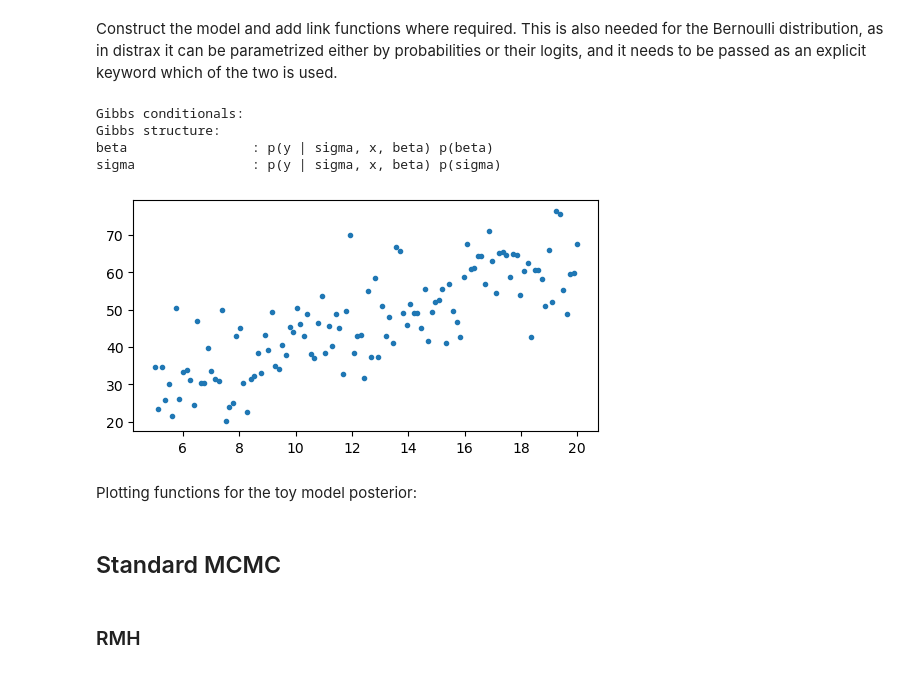
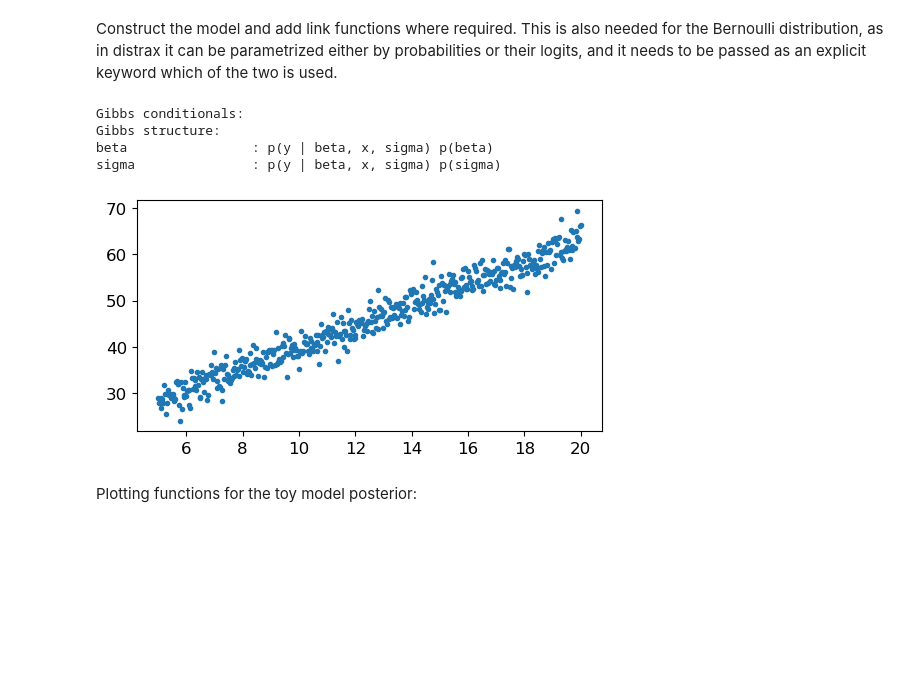
Before and after one commit to UncertaintyInComplexSystems/bamojax, a Jupyter notebook: bamojax/examples/toy_examples/linear_regression.ipynb, the cells around one changed output. Saved outputs shown, nothing was run; the diff lists cells and outputs as text; code cells hidden in the pictures; blank space fills up the shorter version.

Commit message:
Refactor inference, add AR(p)

```diff
--- a/bamojax/examples/toy_examples/linear_regression.ipynb
+++ b/bamojax/examples/toy_examples/linear_regression.ipynb
@@ -28,6 +25,7 @@ os.environ['CUDA_VISIBLE_DEVICES'] = f'{SELECTED_DEVICE}'
 Setting CUDA visible devices to [9]
 # %%
 import matplotlib.pyplot as plt
+import matplotlib as mpl
 
 import jax
 jax.config.update("jax_enable_x64", True)
@@ -36,6 +34,8 @@ import jax.random as jrnd
 import jax.numpy as jnp
 import distrax as dx
 import blackjax
+
+from jax.scipy.stats import gaussian_kde
 
 from tensorflow_probability.substrates import jax as tfp
 tfd = tfp.distributions
@@ -46,13 +46,16 @@ from distrax._src.bijectors.bijector import Bijector
 
 import sys
 
-from blackjax import normal_random_walk, hmc, nuts, elliptical_slice
+sys.path.append('/scratch/big/home/maxhin/Documents/Repos/bamojax/')
+
+from blackjax import normal_random_walk, hmc, nuts
 from blackjax.diagnostics import potential_scale_reduction, effective_sample_size
 
-sys.path.append('/scratch/big/home/maxhin/Documents/Repos/bamojax/')
+sys.path.append('/scratch/big/home/maxhin/Documents/Repos/bamojax')
 
-from bamojax.base import Node, Model
-from bamojax.sampling import gibbs_sampler, mcmc_inference_loop, smc_inference_loop, run_mcmc_chain
+from bamojax.base import Model
+from bamojax.sampling import gibbs_sampler, mcmc_sampler
+from bamojax.inference import MCMCInference, SMCInference, VIInference, SGMCMCInference
 
 
 print('Python version:     ', sys.version)
@@ -61,6 +64,18 @@ print('BlackJax version:   ', blackjax.__version__)
 print('Distrax version:    ', dx.__version__)
 print('Jax default backend:', jax.default_backend())
 print('Jax devices:        ', jax.devices())
+
+SMALL_SIZE = 12
+MEDIUM_SIZE = 16
+BIGGER_SIZE = 18
+
+plt.rc('font', size=SMALL_SIZE)          # controls default text sizes
+plt.rc('axes', titlesize=BIGGER_SIZE)     # fontsize of the axes title
+plt.rc('axes', labelsize=MEDIUM_SIZE)    # fontsize of the x and y labels
+plt.rc('xtick', labelsize=SMALL_SIZE)    # fontsize of the tick labels
+plt.rc('ytick', labelsize=SMALL_SIZE)    # fontsize of the tick labels
+plt.rc('legend', fontsize=MEDIUM_SIZE)    # legend fontsize
+plt.rc('figure', titlesize=BIGGER_SIZE)  # fontsize of the figure title
 # %% [output]
 Python version:      3.10.15 (main, Oct  3 2024, 07:27:34) [GCC 11.2.0]
 Jax version:         0.4.35
@@ -73,39 +88,39 @@ Construct the model and add link functions where required. This is also needed f
 # %%
 key = jrnd.PRNGKey(42)
 key, key_data = jrnd.split(key)
 
 b_true = [17., 2.3]
-sigma_true = 8.0
+sigma_true = 2.0
 
-n = 120
+n = 500
 
 x = jnp.linspace(5, 20, n)
 
 mu = b_true[0] + b_true[1]*x
 
 y = mu + sigma_true*jrnd.normal(key_data, shape=(n, ))
 
 plt.figure(figsize=(6, 3))
 ax = plt.gca()
 ax.plot(x, y, '.')
 
 def lin_reg_link_fn(beta, sigma, x):
     mu = beta[0] + beta[1]*x
     return dict(loc=mu, scale=sigma)
 
 LinearRegression = Model('BLR')
 sigma = LinearRegression.add_node('sigma', distribution=dx.Transformed(dx.Normal(loc=0., scale=1.), tfb.Exp()))
 beta = LinearRegression.add_node('beta', distribution=dx.Normal(loc=0., scale=1.), shape=(2, ))
-x = LinearRegression.add_node('x', observations=x)
-y = LinearRegression.add_node('y', observations=y, distribution=dx.Normal, parents=dict(beta=beta, sigma=sigma, x=x), link_fn=lin_reg_link_fn)
+x_node = LinearRegression.add_node('x', observations=x)
+y_node = LinearRegression.add_node('y', observations=y, distribution=dx.Normal, parents=dict(beta=beta, sigma=sigma, x=x_node), link_fn=lin_reg_link_fn)
 
 print('Gibbs conditionals: ')
 LinearRegression.print_gibbs()
 # %% [output]
 Gibbs conditionals:
 Gibbs structure:
-beta                : p(y | sigma, x, beta) p(beta)
-sigma               : p(y | sigma, x, beta) p(sigma)
+beta                : p(y | beta, x, sigma) p(beta)
+sigma               : p(y | beta, x, sigma) p(sigma)
-[figure, old version]
+[figure, new version]
 # %% [markdown]
 Plotting functions for the toy model posterior:
@@ -131,4 +126,0 @@ def plot_states(position, color, title):
-# %% [markdown]
-## Standard MCMC
-# %% [markdown]
-### RMH
```
Also changed, not shown: parts of 30 cells of this notebook, 11 other files.
